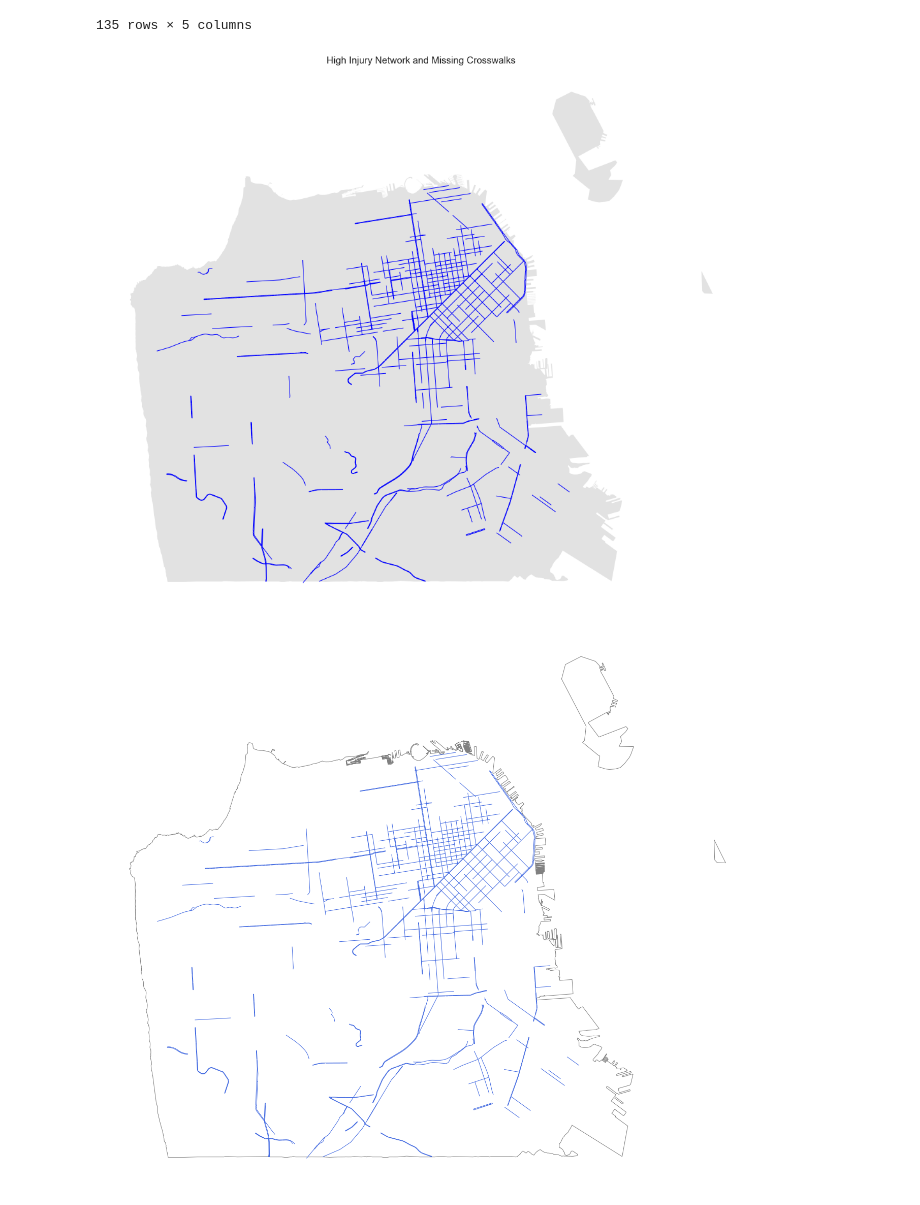
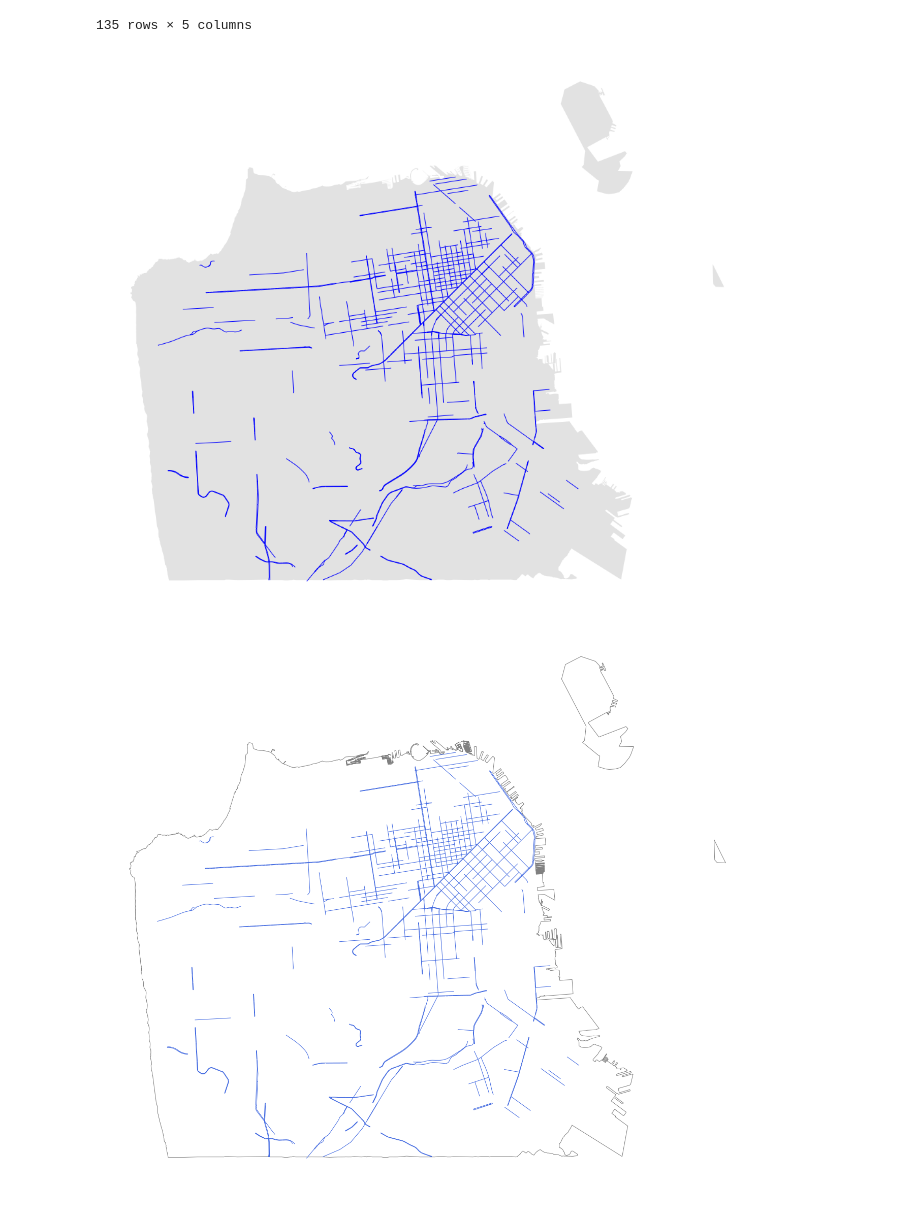
Before and after one commit to hua-mike/cp255-project, a Jupyter notebook: cp255-project-nb.ipynb, the cells around one changed output. Cells and saved outputs as stored; diff of their text form; code cells hidden in the pictures.

```diff
--- a/cp255-project-nb.ipynb
+++ b/cp255-project-nb.ipynb
@@ -282,9 +282,9 @@ injnet
 # %%
 fig, ax = plt.subplots(figsize=(18,18))
 injnet.plot(color='blue',linewidth=1, ax=ax)
 outline.plot(color='#e2e2e2', edgecolor='none', linewidth=1, ax=ax)
-ax.set_title('High Injury Network and Missing Crosswalks')
+# ax.set_title('High Injury Network and Missing Crosswalks')
 ax.set_axis_off()
 # %% [output]
-[figure, old version]
+[figure, new version]
 # %%
```
Also changed, not shown: parts of 1 cell of this notebook.
